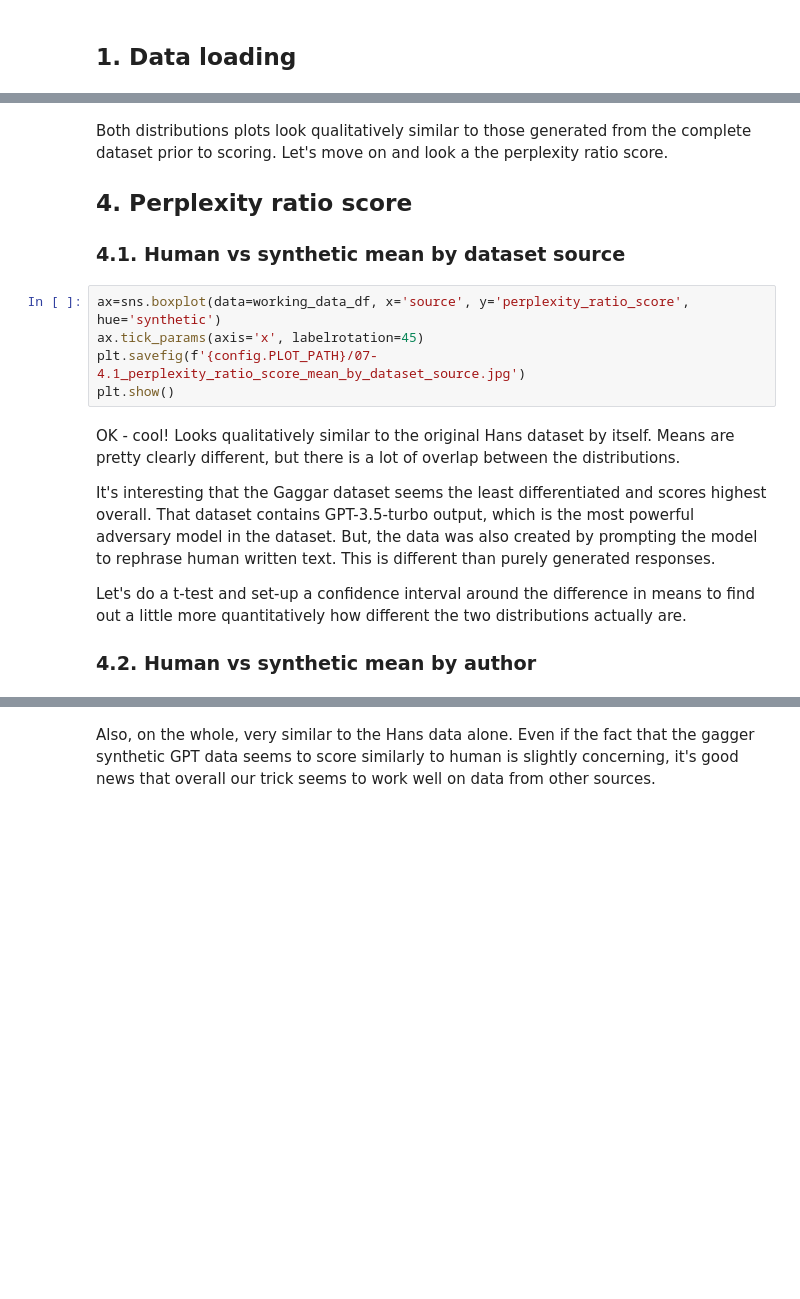
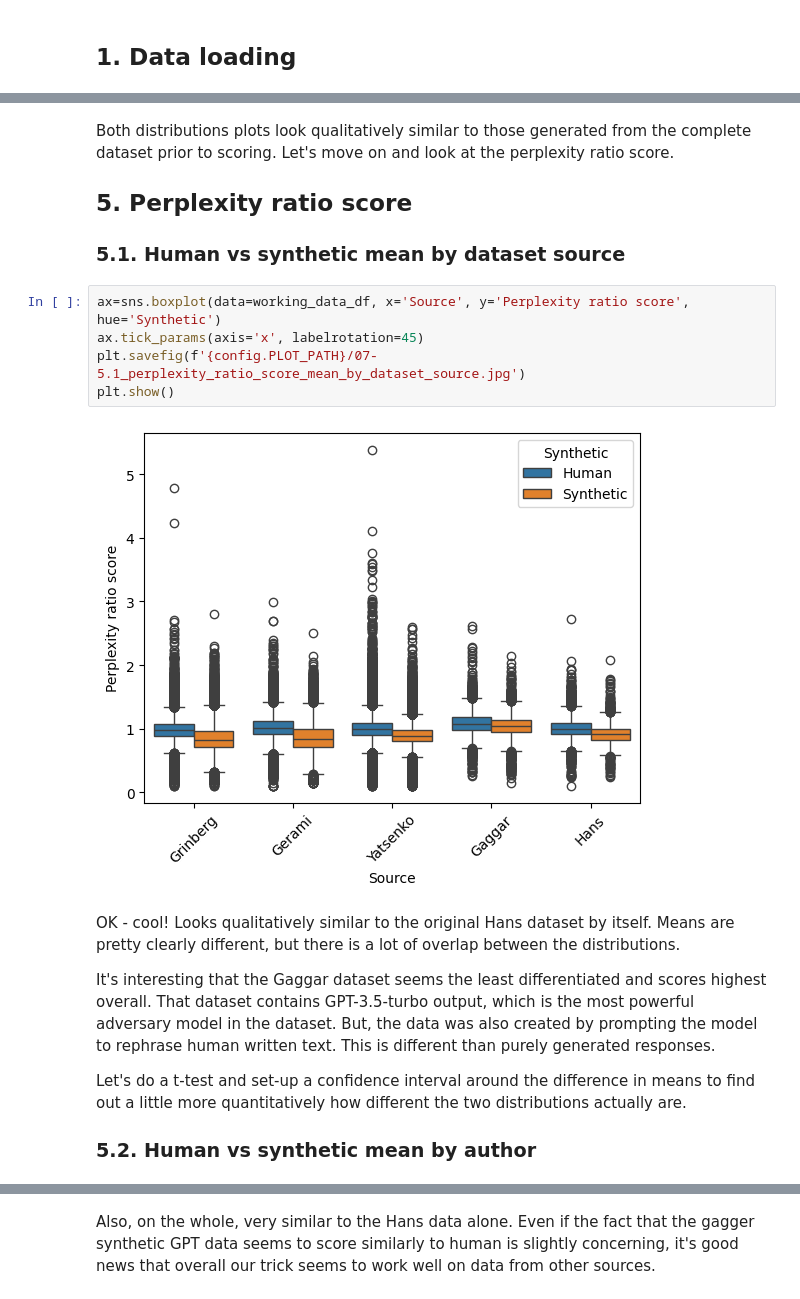
Before and after one commit to gperdrizet/llm_detector, a Jupyter notebook: perplexity_ratio_score/notebooks/07-semantic_chunk_score_exploration.ipynb, the cells around one changed output, grey strips where cells are left out. Cells and saved outputs as stored; diff of their text form; blank space fills up the shorter version.

```diff
--- a/perplexity_ratio_score/notebooks/07-semantic_chunk_score_exploration.ipynb
+++ b/perplexity_ratio_score/notebooks/07-semantic_chunk_score_exploration.ipynb
@@ -68,14 +155,16 @@ plot_obj.show()
 # %% [markdown]
-Both distributions plots look qualitatively similar to those generated from the complete dataset prior to scoring. Let's move on and look a the perplexity ratio score.
+Both distributions plots look qualitatively similar to those generated from the complete dataset prior to scoring. Let's move on and look at the perplexity ratio score.
 
-## 4. Perplexity ratio score
+## 5. Perplexity ratio score
 
-### 4.1. Human vs synthetic mean by dataset source
+### 5.1. Human vs synthetic mean by dataset source
 # %%
-ax=sns.boxplot(data=working_data_df, x='source', y='perplexity_ratio_score', hue='synthetic')
+ax=sns.boxplot(data=working_data_df, x='Source', y='Perplexity ratio score', hue='Synthetic')
 ax.tick_params(axis='x', labelrotation=45)
-plt.savefig(f'{config.PLOT_PATH}/07-4.1_perplexity_ratio_score_mean_by_dataset_source.jpg')
+plt.savefig(f'{config.PLOT_PATH}/07-5.1_perplexity_ratio_score_mean_by_dataset_source.jpg')
 plt.show()
+# %% [output]
+[figure, added]
 # %% [markdown]
 OK - cool! Looks qualitatively similar to the original Hans dataset by itself. Means are pretty clearly different, but there is a lot of overlap between the distributions.
 
@@ -83,5 +172,5 @@ It's interesting that the Gaggar dataset seems the least differentiated and scor
 
 Let's do a t-test and set-up a confidence interval around the difference in means to find out a little more quantitatively how different the two distributions actually are.
 
-### 4.2. Human vs synthetic mean by author
+### 5.2. Human vs synthetic mean by author
 # %%
```
Also changed, not shown: parts of 25 cells of this notebook, 14 other files.
